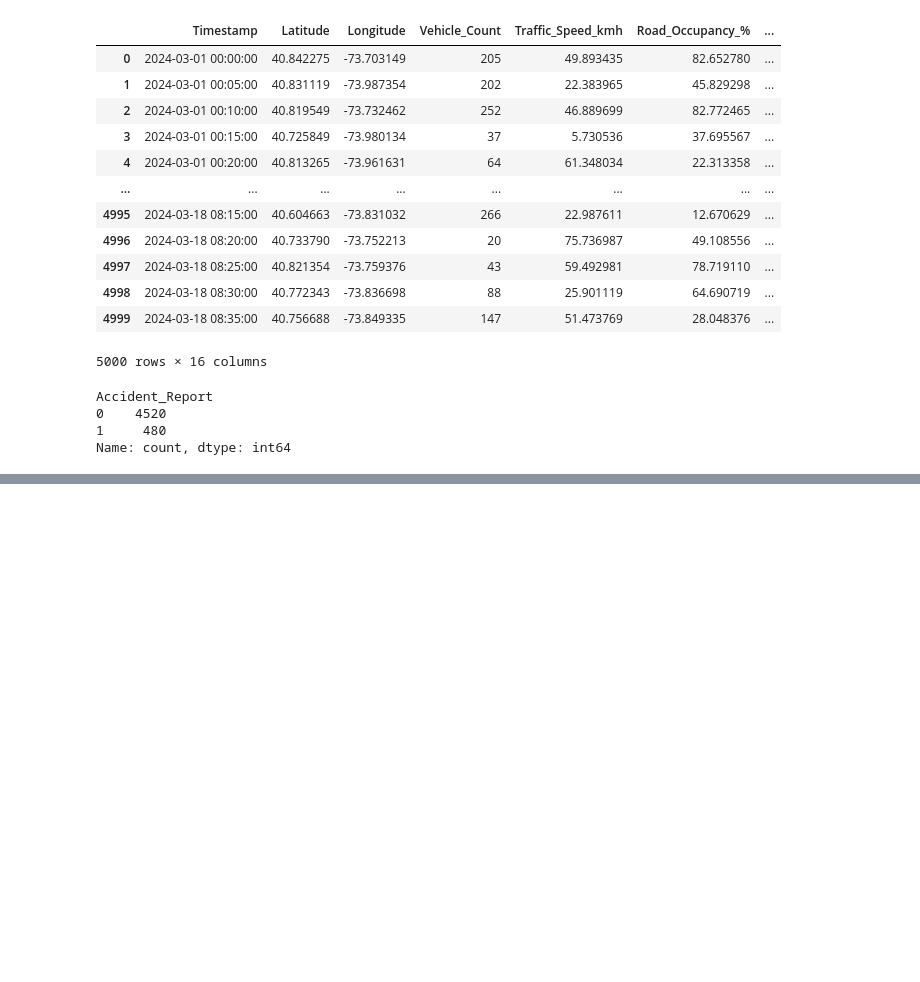
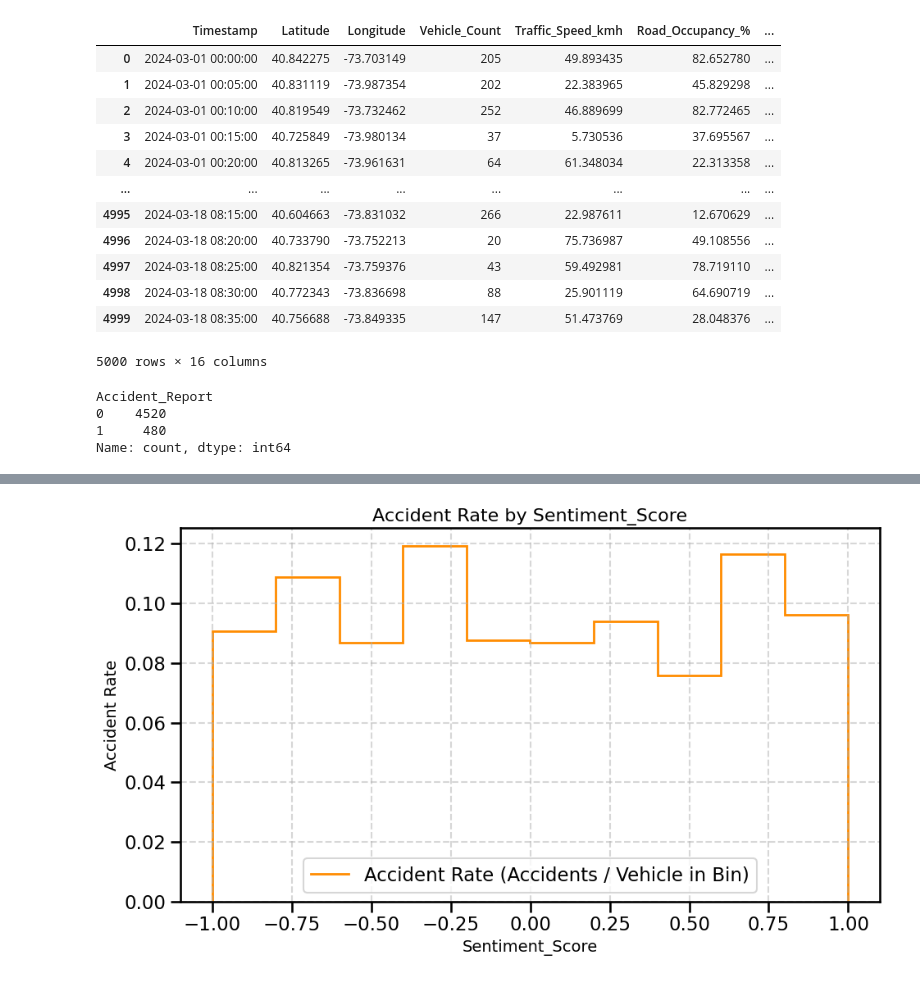
Before and after one commit to KaarenTenson/AccidentModel, a Jupyter notebook: DataProcessing.ipynb, the cells around one changed output, grey strips where cells are left out. Cells and saved outputs as stored; diff of their text form; code cells hidden in the pictures; blank space fills up the shorter version.

```diff
--- a/DataProcessing.ipynb
+++ b/DataProcessing.ipynb
@@ -108,0 +114,29 @@ TypeError: _AxesBase.add_line() got an unexpected keyword argument 'label'
+# %%
+import seaborn as sns
+import numpy as np
+import matplotlib.pyplot as plt
+
+sns.set_context("talk")
+
+counts_speed, bins = np.histogram(smartDf["Sentiment_Score"])
+
+counts_accidents, _ = np.histogram(smartDf[smartDf["Accident_Report"] == 1]["Sentiment_Score"], bins=bins)
+
+with np.errstate(divide='ignore', invalid='ignore'):
+    accident_rate = counts_accidents / counts_speed
+    accident_rate[np.isnan(accident_rate)] = 0
+
+fig, ax = plt.subplots(figsize=(10, 6))
+
+ax.stairs(accident_rate, bins, label="Accident Rate (Accidents / Vehicle in Bin)", color="darkorange", linewidth=2)
+
+ax.set_xlabel("Sentiment_Score", fontsize=14)
+ax.set_ylabel("Accident Rate", fontsize=14)
+ax.set_title("Accident Rate by Sentiment_Score", fontsize=16)
+ax.legend()
+ax.grid(True, linestyle='--', alpha=0.5)
+
+plt.tight_layout()
+plt.show()
+# %% [output]
+[figure, added]
```
Also changed, not shown: parts of 3 cells of this notebook, 1 other file.
